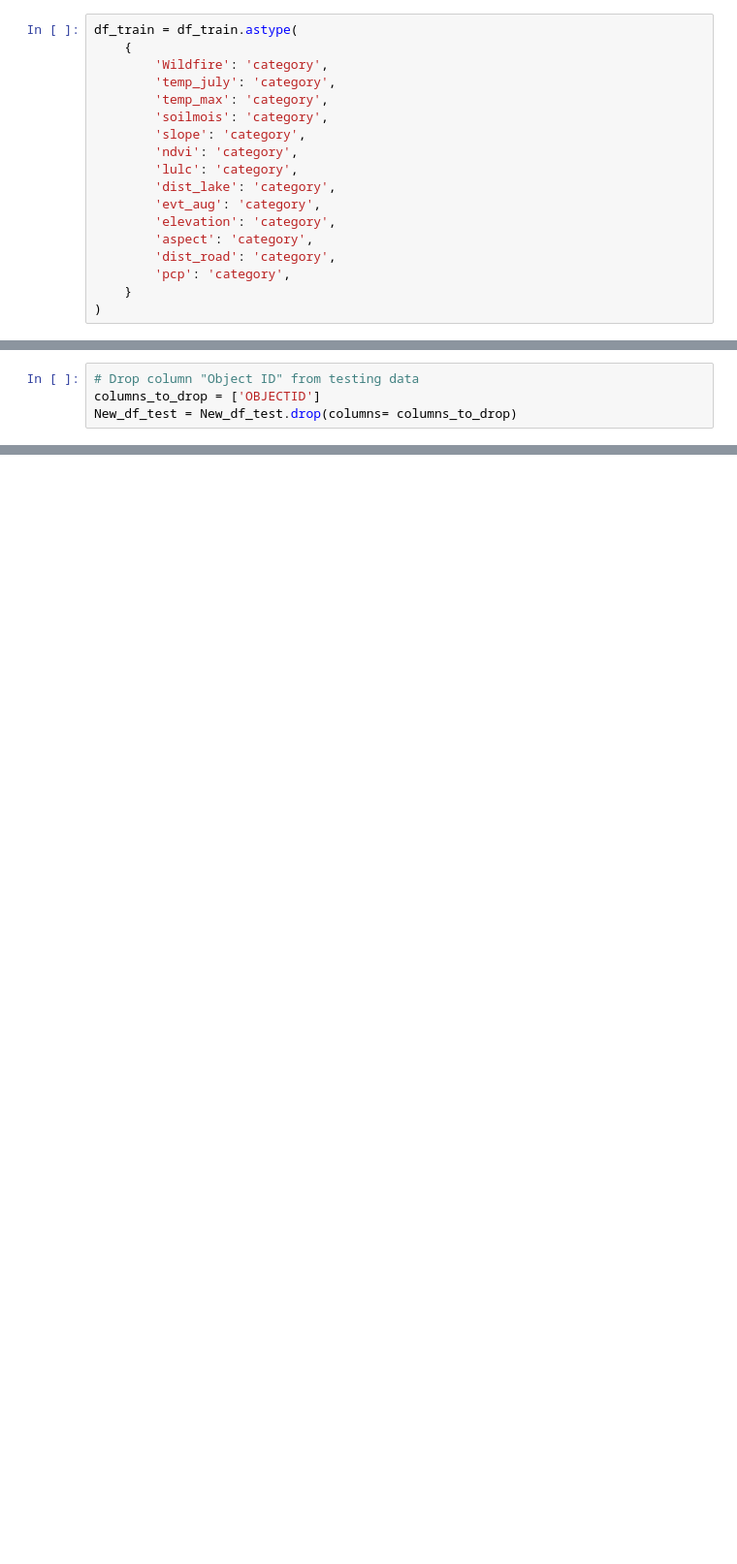
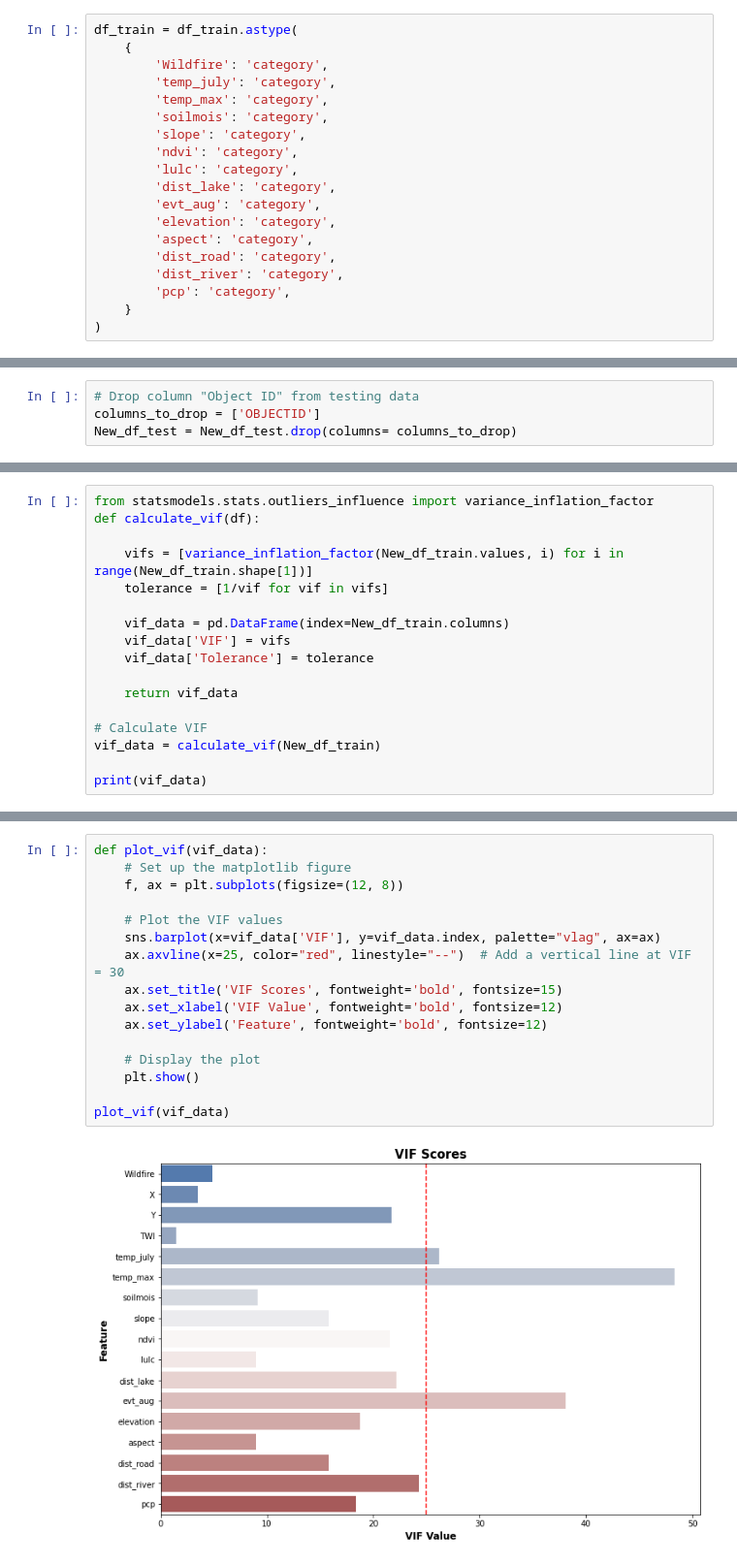
Before and after one commit to ashkanmosalla/Wildfire, a Jupyter notebook: jupyterlab.ipynb, the cells around one changed output, grey strips where cells are left out. Shown at 97% size. Saved outputs shown, nothing was run; the diff lists cells and outputs as text; blank space fills up the shorter version.

Commit message:
Commit Feature importance and multi collinearity analysis

```diff
--- a/jupyterlab.ipynb
+++ b/jupyterlab.ipynb
@@ -287,6 +296,7 @@ df_train = df_train.astype(
         'elevation': 'category',
         'aspect': 'category',
         'dist_road': 'category',
+        'dist_river': 'category',
         'pcp': 'category',
     }
 )
@@ -484,0 +507,17 @@ print (df_train_dropped)
+# %%
+from statsmodels.stats.outliers_influence import variance_inflation_factor
+def calculate_vif(df):
+
+    vifs = [variance_inflation_factor(New_df_train.values, i) for i in range(New_df_train.shape[1])]
+    tolerance = [1/vif for vif in vifs]
+
+    vif_data = pd.DataFrame(index=New_df_train.columns)
+    vif_data['VIF'] = vifs
+    vif_data['Tolerance'] = tolerance
+
+    return vif_data
+
+# Calculate VIF
+vif_data = calculate_vif(New_df_train)
+
+print(vif_data)
@@ -484,0 +543,18 @@ print (df_train_dropped)
+# %%
+def plot_vif(vif_data):
+    # Set up the matplotlib figure
+    f, ax = plt.subplots(figsize=(12, 8))
+
+    # Plot the VIF values
+    sns.barplot(x=vif_data['VIF'], y=vif_data.index, palette="vlag", ax=ax)
+    ax.axvline(x=25, color="red", linestyle="--")  # Add a vertical line at VIF = 30
+    ax.set_title('VIF Scores', fontweight='bold', fontsize=15)
+    ax.set_xlabel('VIF Value', fontweight='bold', fontsize=12)
+    ax.set_ylabel('Feature', fontweight='bold', fontsize=12)
+
+    # Display the plot
+    plt.show()
+
+plot_vif(vif_data)
+# %% [output]
+[figure, added]
```
Also changed, not shown: parts of 32 cells of this notebook.
